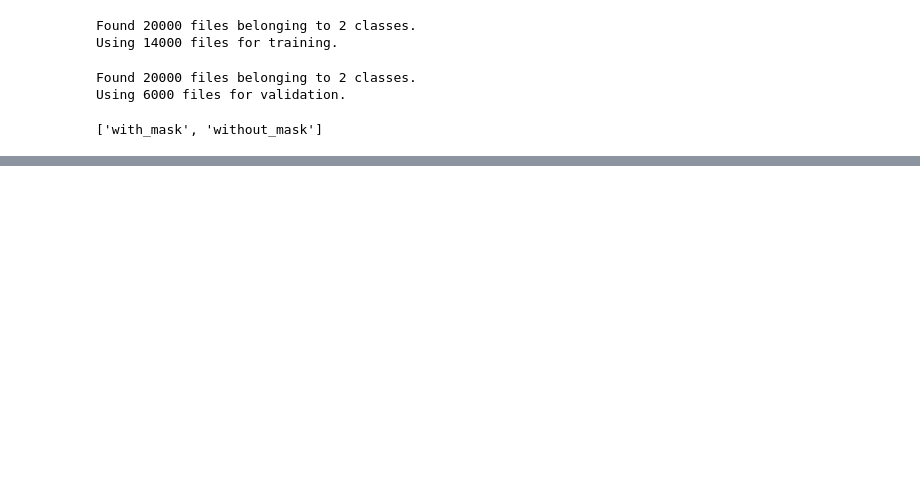
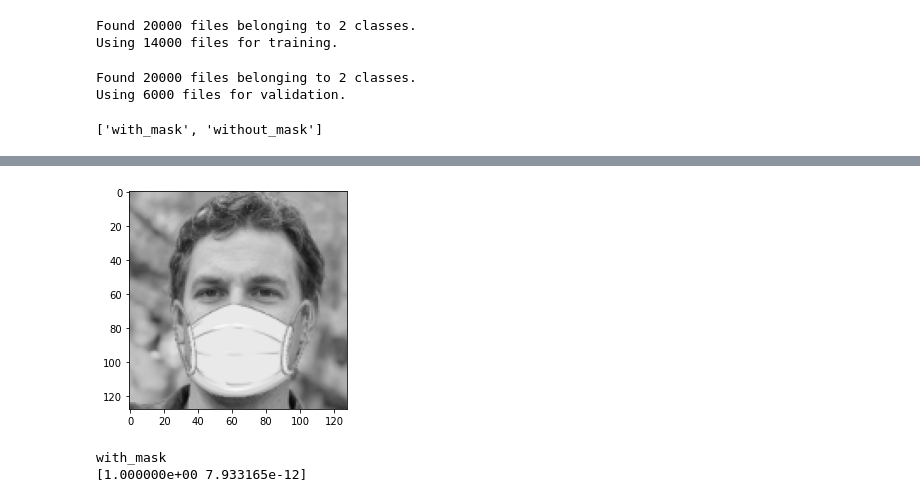
Before and after one commit to Tudor-Andrei-Petrescu/Face_Mask_Model, a Jupyter notebook: Face_masks.ipynb, the cells around one changed output, grey strips where cells are left out. Cells and saved outputs as stored; diff of their text form; code cells hidden in the pictures; blank space fills up the shorter version.

```diff
--- a/Face_masks.ipynb
+++ b/Face_masks.ipynb
@@ -95,3 +97,24 @@ NameError: name 'img_height' is not defined
 #Saving the model
 filename = 'trained_mask_model.sav'
 joblib.dump(model, filename)
+# %%
+filename = 'trained_mask_model.sav'
+loaded_model = joblib.load(filename)
+# %%
+img_path = "data/images/archive/with_mask/with-mask-default-mask-seed8888.png"
+image1 = cv.imread(img_path)
+image1 = cv.cvtColor(image1, cv.COLOR_BGR2RGB )
+image1= cv.resize(image1, (img_height,img_width), interpolation = cv.INTER_AREA)
+img = tf.keras.preprocessing.image.load_img(img_path, target_size=(img_height, img_width))
+plt.imshow(image1)
+plt.show()
+img_array = tf.keras.preprocessing.image.img_to_array(img)
+img_batch = np.expand_dims(img_array, axis=0)
+tf.image.rgb_to_grayscale(img_batch)
+prediction = loaded_model.predict(img_batch)
+print(class_names[np.argmax(prediction)])
+print(prediction[0])
+# %% [output]
+[figure, added]
+with_mask
+[1.000000e+00 7.933165e-12]
```
Also changed, not shown: parts of 2 cells of this notebook.
